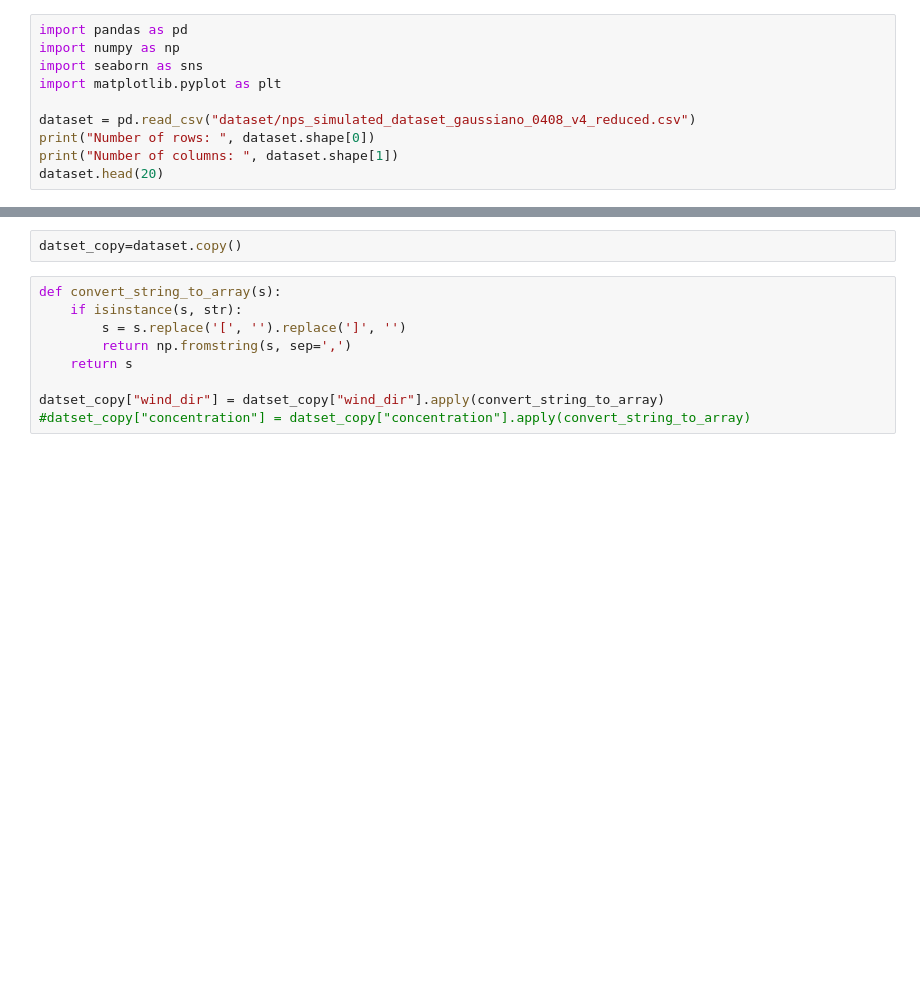
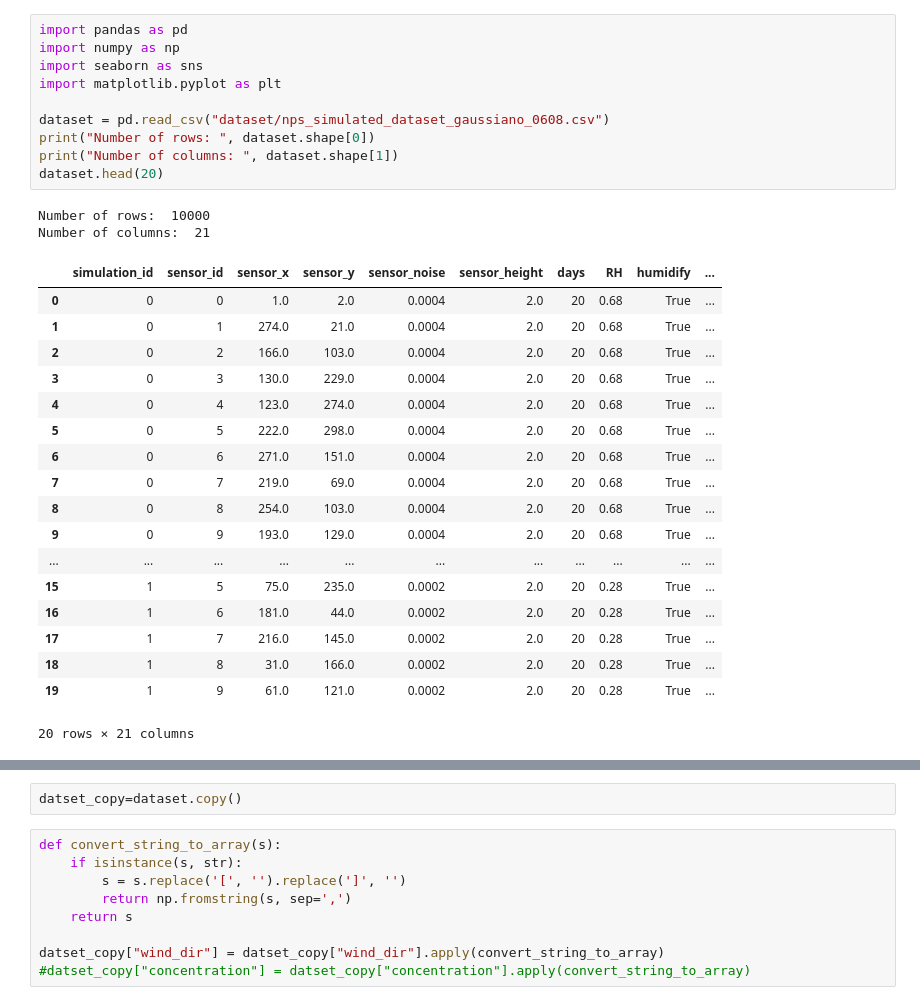
Before and after one commit to minicla03/PENTION, a Jupyter notebook: GNN/localization_model.ipynb, the cells around one changed output, grey strips where cells are left out. Saved outputs shown, nothing was run; the diff lists cells and outputs as text; blank space fills up the shorter version.

```diff
--- a/GNN/localization_model.ipynb
+++ b/GNN/localization_model.ipynb
@@ -1,12 +1,33 @@
 # %%
 import pandas as pd
 import numpy as np
 import seaborn as sns
 import matplotlib.pyplot as plt
 
-dataset = pd.read_csv("dataset/nps_simulated_dataset_gaussiano_0408_v4_reduced.csv")
+dataset = pd.read_csv("dataset/nps_simulated_dataset_gaussiano_0608.csv")
 print("Number of rows: ", dataset.shape[0])
 print("Number of columns: ", dataset.shape[1])
 dataset.head(20)
+# %% [output]
+Number of rows:  10000
+Number of columns:  21
+|  | simulation_id | sensor_id | sensor_x | sensor_y | sensor_noise | sensor_height | days | RH | humidify | ... |
+| 0 | 0 | 0 | 1.0 | 2.0 | 0.0004 | 2.0 | 20 | 0.68 | True | ... |
+| 1 | 0 | 1 | 274.0 | 21.0 | 0.0004 | 2.0 | 20 | 0.68 | True | ... |
+| 2 | 0 | 2 | 166.0 | 103.0 | 0.0004 | 2.0 | 20 | 0.68 | True | ... |
+| 3 | 0 | 3 | 130.0 | 229.0 | 0.0004 | 2.0 | 20 | 0.68 | True | ... |
+| 4 | 0 | 4 | 123.0 | 274.0 | 0.0004 | 2.0 | 20 | 0.68 | True | ... |
+| 5 | 0 | 5 | 222.0 | 298.0 | 0.0004 | 2.0 | 20 | 0.68 | True | ... |
+| 6 | 0 | 6 | 271.0 | 151.0 | 0.0004 | 2.0 | 20 | 0.68 | True | ... |
+| 7 | 0 | 7 | 219.0 | 69.0 | 0.0004 | 2.0 | 20 | 0.68 | True | ... |
+| 8 | 0 | 8 | 254.0 | 103.0 | 0.0004 | 2.0 | 20 | 0.68 | True | ... |
+| 9 | 0 | 9 | 193.0 | 129.0 | 0.0004 | 2.0 | 20 | 0.68 | True | ... |
+| ... | ... | ... | ... | ... | ... | ... | ... | ... | ... | ... |
+| 15 | 1 | 5 | 75.0 | 235.0 | 0.0002 | 2.0 | 20 | 0.28 | True | ... |
+| 16 | 1 | 6 | 181.0 | 44.0 | 0.0002 | 2.0 | 20 | 0.28 | True | ... |
+| 17 | 1 | 7 | 216.0 | 145.0 | 0.0002 | 2.0 | 20 | 0.28 | True | ... |
+| 18 | 1 | 8 | 31.0 | 166.0 | 0.0002 | 2.0 | 20 | 0.28 | True | ... |
+| 19 | 1 | 9 | 61.0 | 121.0 | 0.0002 | 2.0 | 20 | 0.28 | True | ... |
+20 rows × 21 columns
 # %%
 dataset.info(verbose=True)
```
Also changed, not shown: parts of 23 cells of this notebook, 4 other files.
